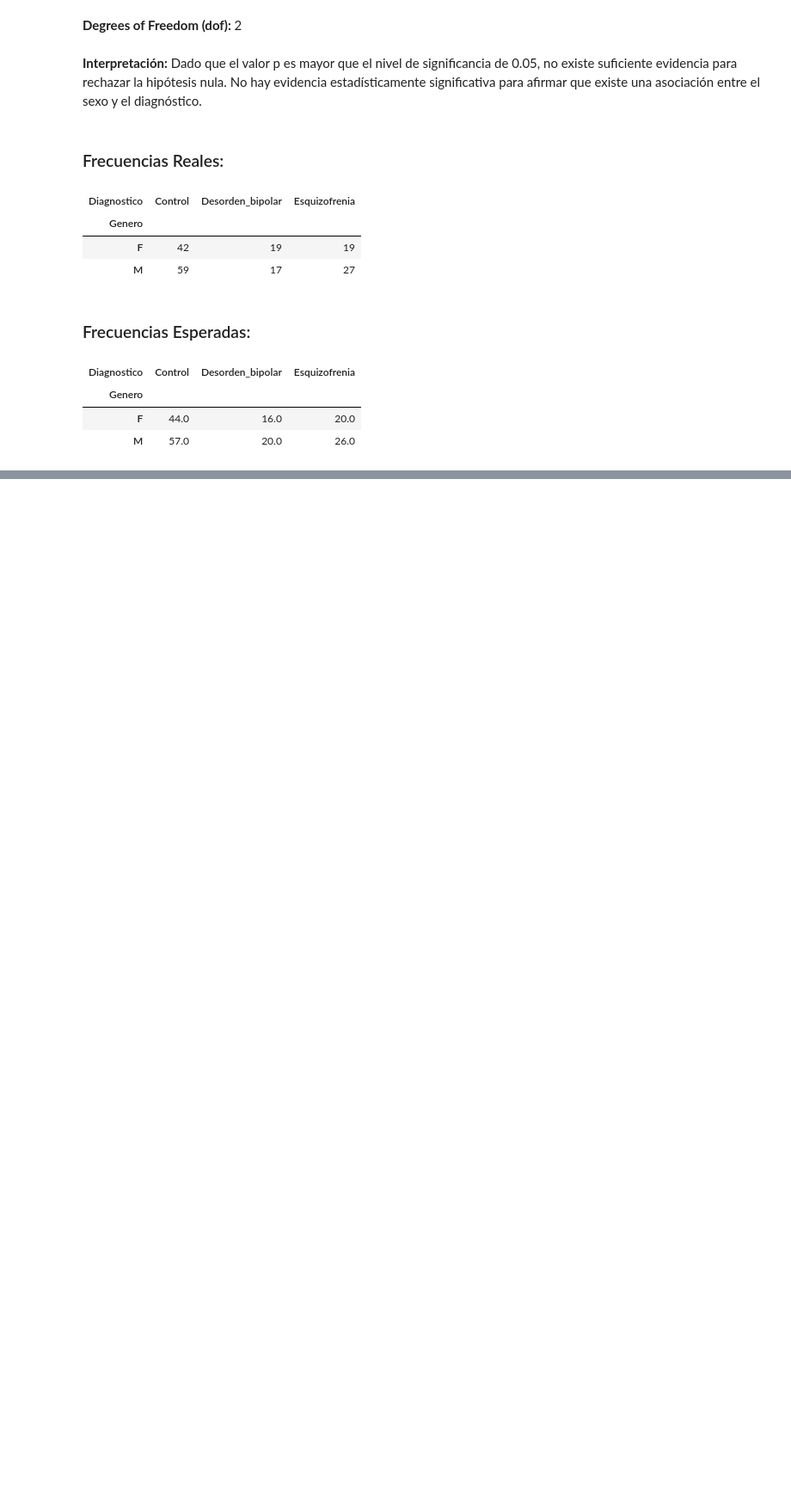
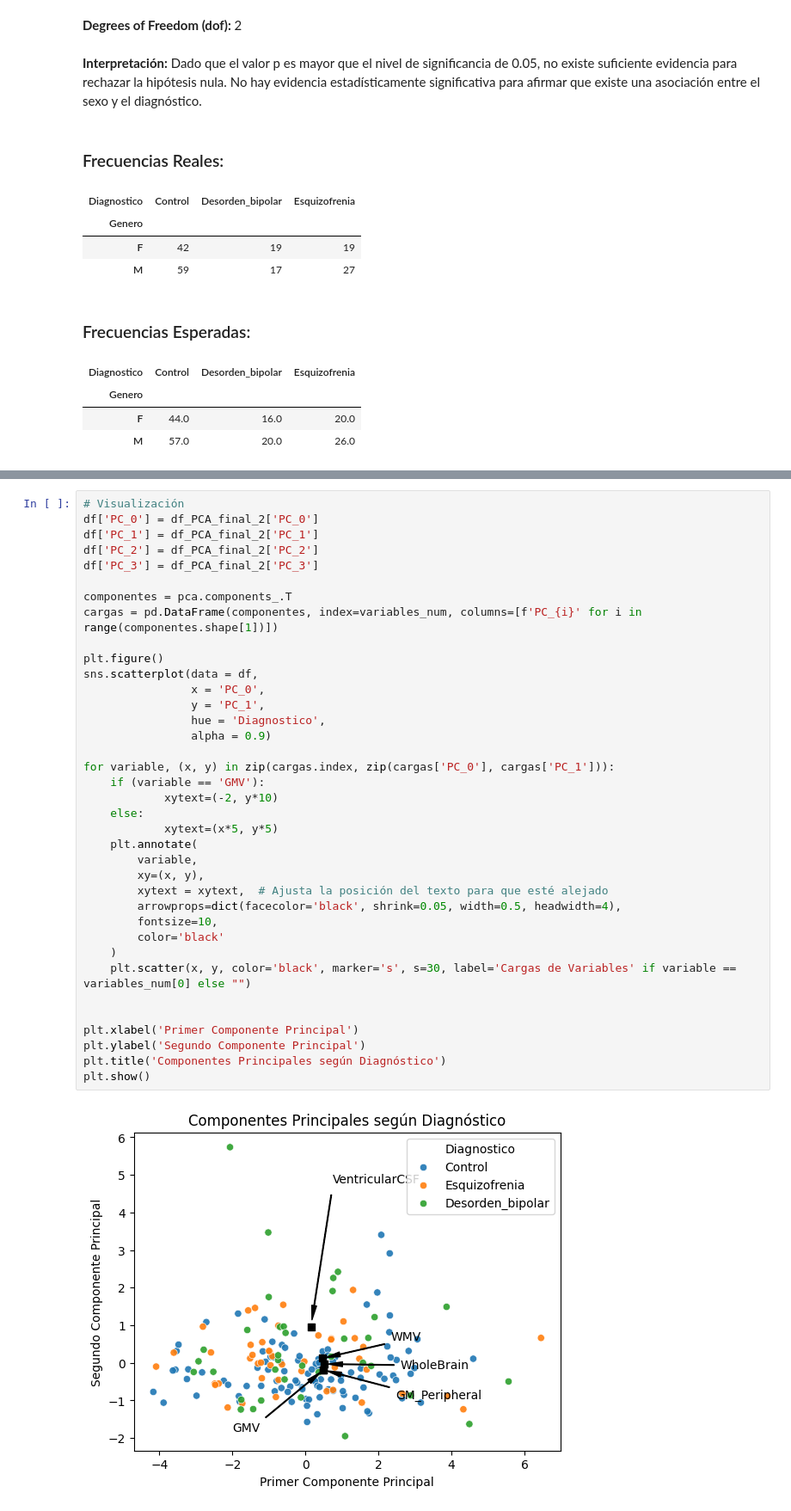
Before and after one commit to xlisouski/Neurociencia, a Jupyter notebook: TP_Unidad1_XimenaLisouski.ipynb, the cells around one changed output, grey strips where cells are left out. Shown at 86% size. Drawn from its saved outputs; the diff is of its cells as text; blank space fills up the shorter version.

```diff
--- a/TP_Unidad1_XimenaLisouski.ipynb
+++ b/TP_Unidad1_XimenaLisouski.ipynb
@@ -1016,0 +1126,39 @@ No hay evidencia estadísticamente significativa para afirmar que existe una aso
+# %%
+# Visualización
+df['PC_0'] = df_PCA_final_2['PC_0']
+df['PC_1'] = df_PCA_final_2['PC_1']
+df['PC_2'] = df_PCA_final_2['PC_2']
+df['PC_3'] = df_PCA_final_2['PC_3']
+
+componentes = pca.components_.T
+cargas = pd.DataFrame(componentes, index=variables_num, columns=[f'PC_{i}' for i in range(componentes.shape[1])])
+
+plt.figure()
+sns.scatterplot(data = df,
+                x = 'PC_0',
+                y = 'PC_1',
+                hue = 'Diagnostico',
+                alpha = 0.9)
+
+for variable, (x, y) in zip(cargas.index, zip(cargas['PC_0'], cargas['PC_1'])):
+    if (variable == 'GMV'):
+            xytext=(-2, y*10)
+    else:
+            xytext=(x*5, y*5)
+    plt.annotate(
+        variable,
+        xy=(x, y),
+        xytext = xytext,  # Ajusta la posición del texto para que esté alejado
+        arrowprops=dict(facecolor='black', shrink=0.05, width=0.5, headwidth=4),
+        fontsize=10,
+        color='black'
+    )
+    plt.scatter(x, y, color='black', marker='s', s=30, label='Cargas de Variables' if variable == variables_num[0] else "")
+
+
+plt.xlabel('Primer Componente Principal')
+plt.ylabel('Segundo Componente Principal')
+plt.title('Componentes Principales según Diagnóstico')
+plt.show()
+# %% [output]
+[figure, added]
```
Also changed, not shown: parts of 14 cells of this notebook.
